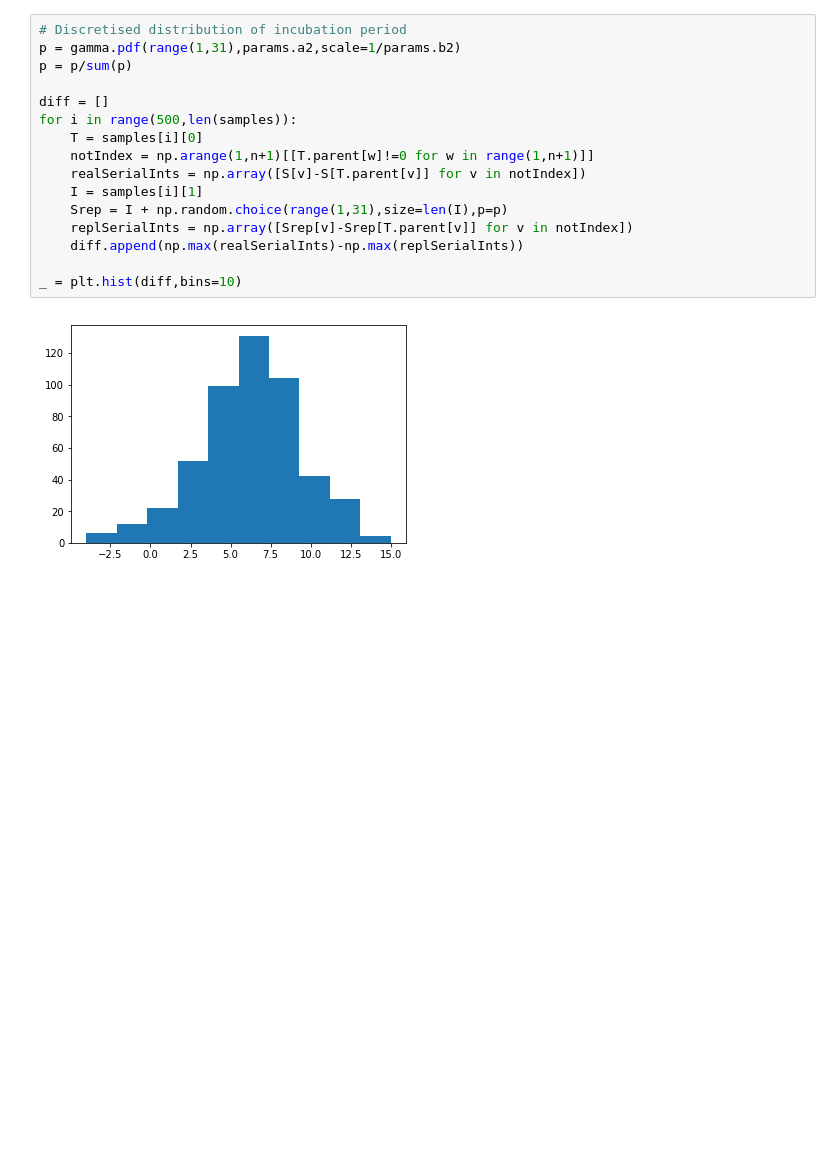
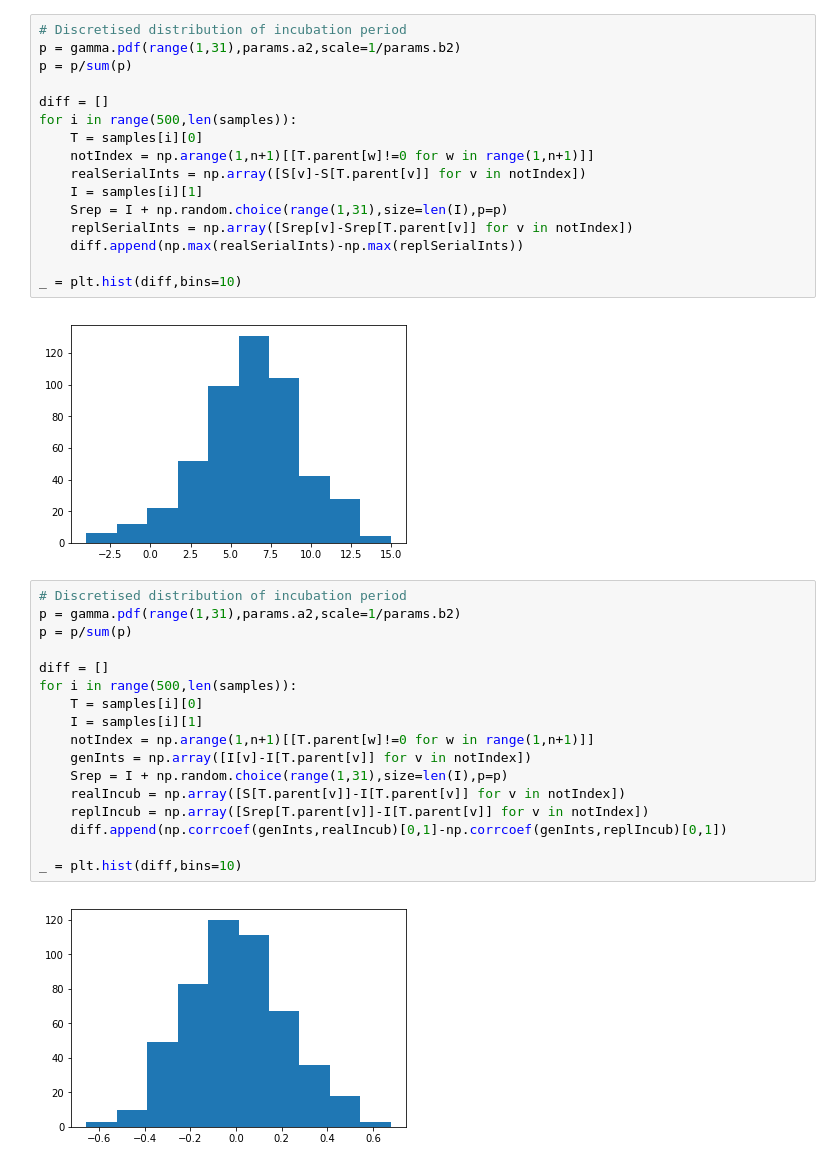
Before and after one commit to bacallado/covid_tree, a Jupyter notebook: GibbsSampler.ipynb, the cells around one changed output. Drawn from its saved outputs; the diff is of its cells as text; blank space fills up the shorter version.

```diff
--- a/GibbsSampler.ipynb
+++ b/GibbsSampler.ipynb
@@ -428,3 +442,22 @@ for i in range(500,len(samples)):
 _ = plt.hist(diff,bins=10)
 # %% [output]
 [figure]
+# %%
+# Discretised distribution of incubation period
+p = gamma.pdf(range(1,31),params.a2,scale=1/params.b2)
+p = p/sum(p)
+
+diff = []
+for i in range(500,len(samples)):
+    T = samples[i][0]
+    I = samples[i][1]
+    notIndex = np.arange(1,n+1)[[T.parent[w]!=0 for w in range(1,n+1)]]
+    genInts = np.array([I[v]-I[T.parent[v]] for v in notIndex])
+    Srep = I + np.random.choice(range(1,31),size=len(I),p=p)
+    realIncub = np.array([S[T.parent[v]]-I[T.parent[v]] for v in notIndex])
+    replIncub = np.array([Srep[T.parent[v]]-I[T.parent[v]] for v in notIndex])
+    diff.append(np.corrcoef(genInts,realIncub)[0,1]-np.corrcoef(genInts,replIncub)[0,1])
+
+_ = plt.hist(diff,bins=10)
+# %% [output]
+[figure, added]
```
Also changed, not shown: parts of 4 cells of this notebook.
